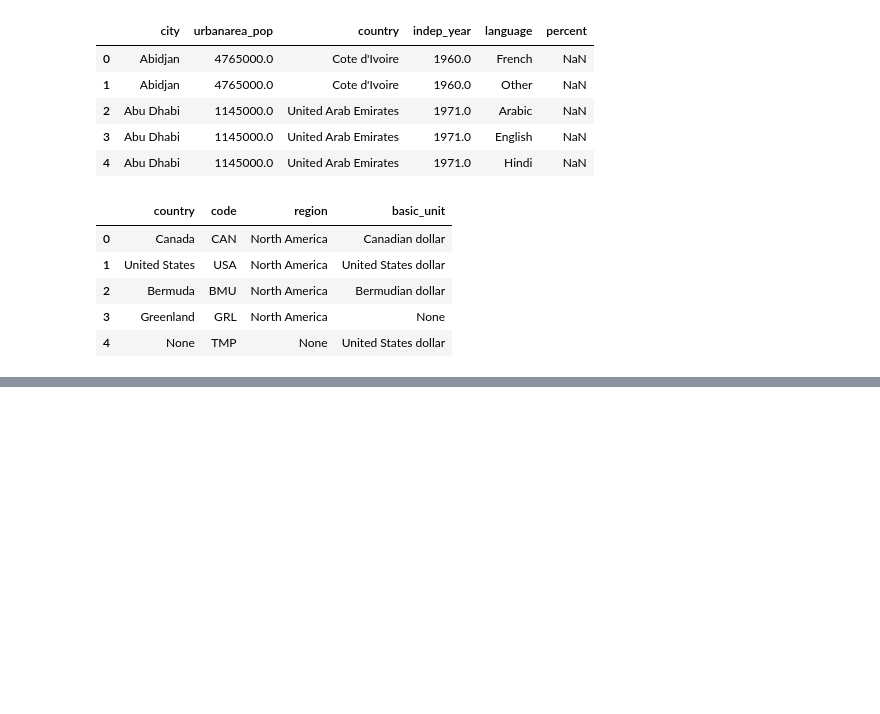
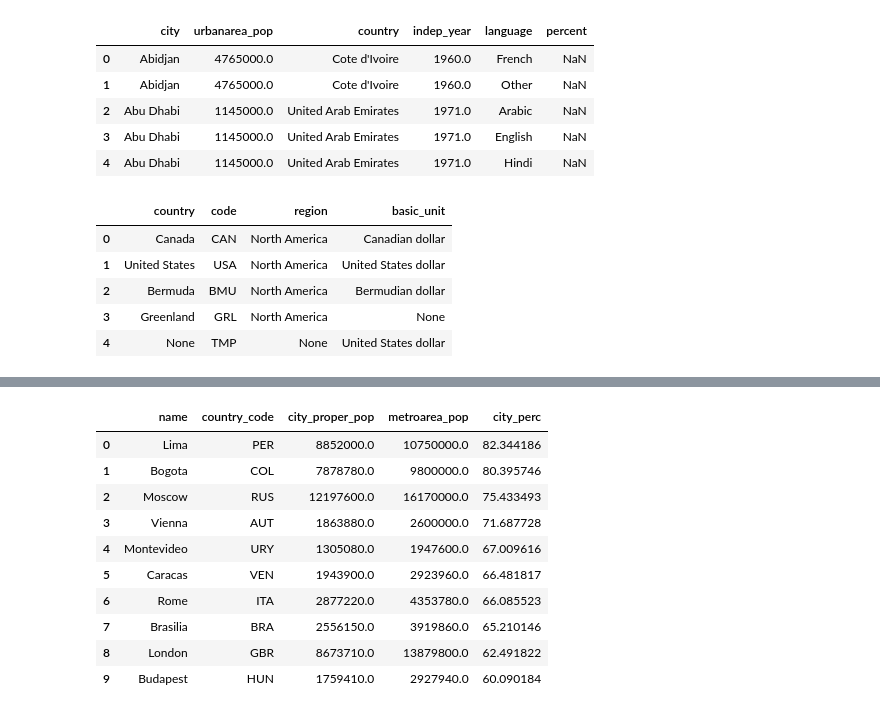
Before and after one commit to cschellenberger/Data-Science-Learning, a Jupyter notebook: SQL for Data Science.ipynb, the cells around one changed output, grey strips where cells are left out. Drawn from its saved outputs; the diff is of its cells as text; code cells hidden in the pictures; blank space fills up the shorter version.

```diff
--- a/SQL for Data Science.ipynb
+++ b/SQL for Data Science.ipynb
@@ -450,0 +1051,28 @@ TypeError: 'dict' object does not support indexing
+# %%
+challenge3 = """
+SELECT cities.name, country_code, city_proper_pop, metroarea_pop,
+      city_proper_pop / metroarea_pop * 100 AS city_perc
+FROM cities
+WHERE cities.name IN
+  (SELECT capital
+   FROM countries
+   WHERE (continent = 'Europe'
+      OR continent LIKE '%%America'))
+     AND metroarea_pop IS NOT NULL
+ORDER BY city_perc DESC
+LIMIT 10;"""
+
+c3 = pd.read_sql_query(challenge3, engine)
+c3
+# %% [output]
+|  | name | country_code | city_proper_pop | metroarea_pop | city_perc |
+| 0 | Lima | PER | 8852000.0 | 10750000.0 | 82.344186 |
+| 1 | Bogota | COL | 7878780.0 | 9800000.0 | 80.395746 |
+| 2 | Moscow | RUS | 12197600.0 | 16170000.0 | 75.433493 |
+| 3 | Vienna | AUT | 1863880.0 | 2600000.0 | 71.687728 |
+| 4 | Montevideo | URY | 1305080.0 | 1947600.0 | 67.009616 |
+| 5 | Caracas | VEN | 1943900.0 | 2923960.0 | 66.481817 |
+| 6 | Rome | ITA | 2877220.0 | 4353780.0 | 66.085523 |
+| 7 | Brasilia | BRA | 2556150.0 | 3919860.0 | 65.210146 |
+| 8 | London | GBR | 8673710.0 | 13879800.0 | 62.491822 |
+| 9 | Budapest | HUN | 1759410.0 | 2927940.0 | 60.090184 |
```
Also changed, not shown: parts of 38 cells of this notebook.
